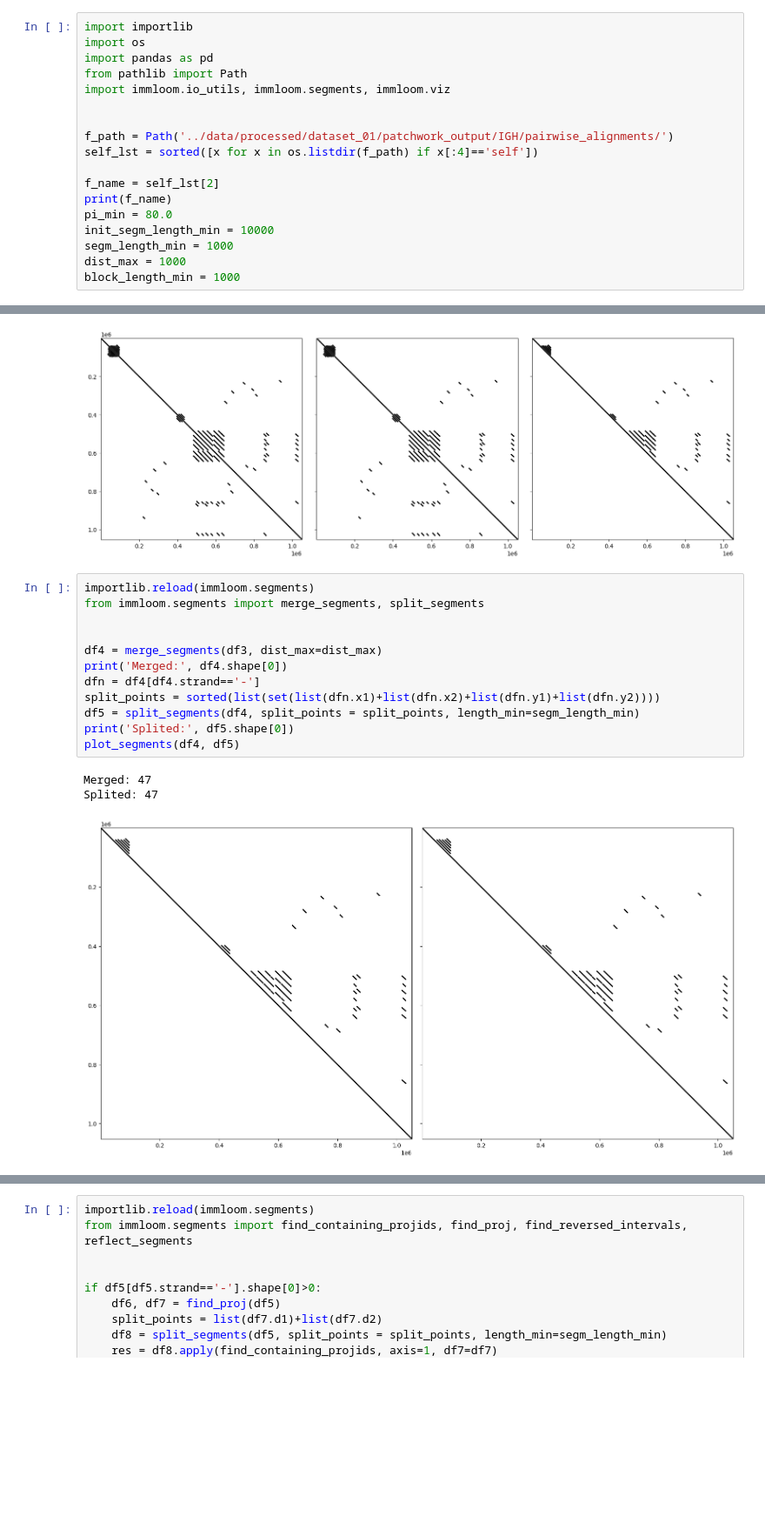
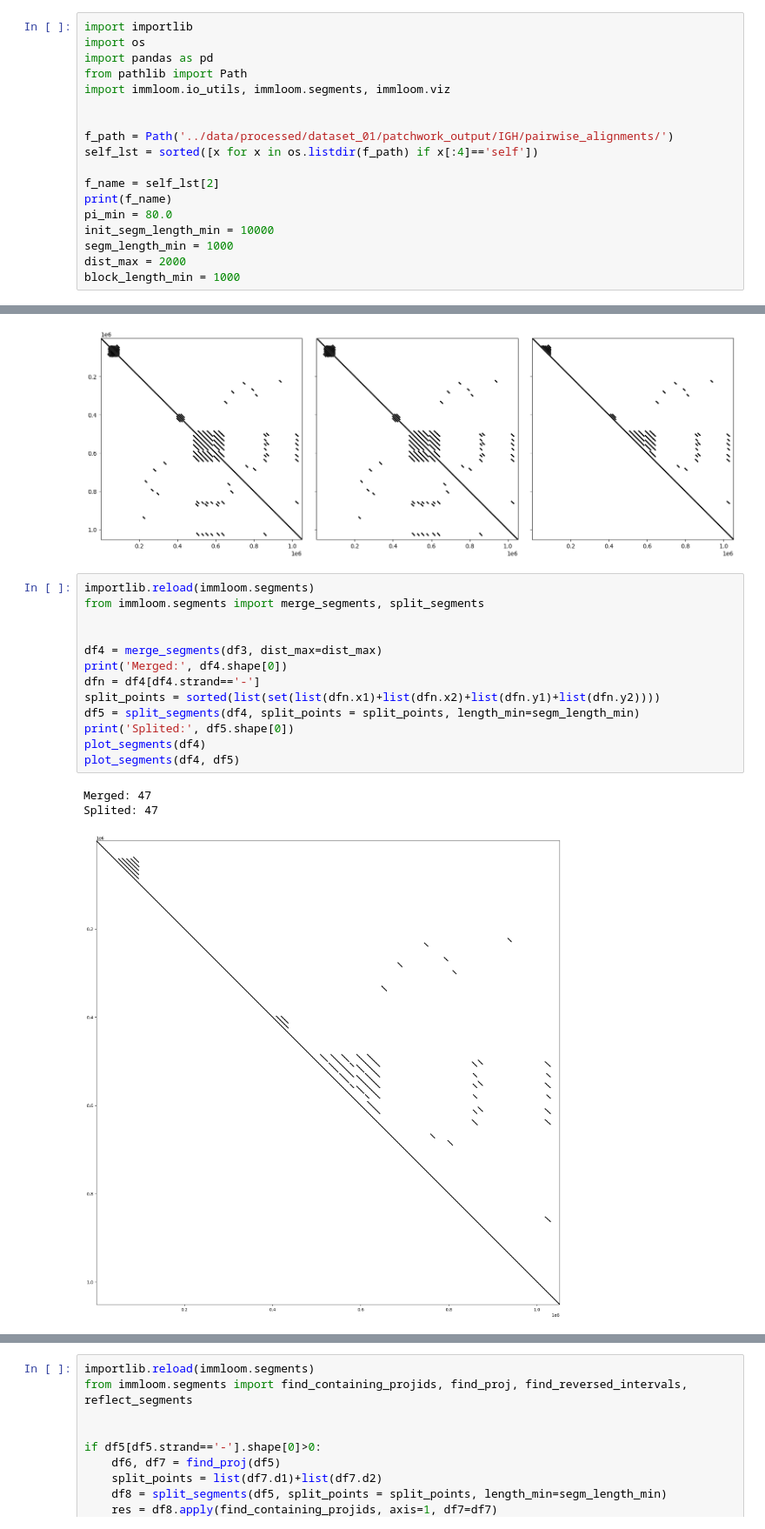
Before and after one commit to dashabalashova/ImmLoom, a Jupyter notebook: notebooks/immloom_self.ipynb, the cells around one changed output, grey strips where cells are left out. Shown at 87% size. Saved outputs shown, nothing was run; the diff lists cells and outputs as text; blank space fills up the shorter version.

```diff
--- a/notebooks/immloom_self.ipynb
+++ b/notebooks/immloom_self.ipynb
@@ -17,7 +17,7 @@ print(f_name)
 pi_min = 80.0
 init_segm_length_min = 10000
 segm_length_min = 1000
-dist_max = 1000
+dist_max = 2000
 block_length_min = 1000
 # %% [output]
 self_2-s02_h1_IGH.tsv
@@ -48,16 +48,17 @@ Up-right: 55
 # %%
 importlib.reload(immloom.segments)
 from immloom.segments import merge_segments, split_segments
 
 
 df4 = merge_segments(df3, dist_max=dist_max)
 print('Merged:', df4.shape[0])
 dfn = df4[df4.strand=='-']
 split_points = sorted(list(set(list(dfn.x1)+list(dfn.x2)+list(dfn.y1)+list(dfn.y2))))
 df5 = split_segments(df4, split_points = split_points, length_min=segm_length_min)
 print('Splited:', df5.shape[0])
+plot_segments(df4)
 plot_segments(df4, df5)
 # %% [output]
 Merged: 47
 Splited: 47
-[figure, old version]
+[figure, new version]
```
Also changed, not shown: parts of 1 cell of this notebook, 4 other files.
